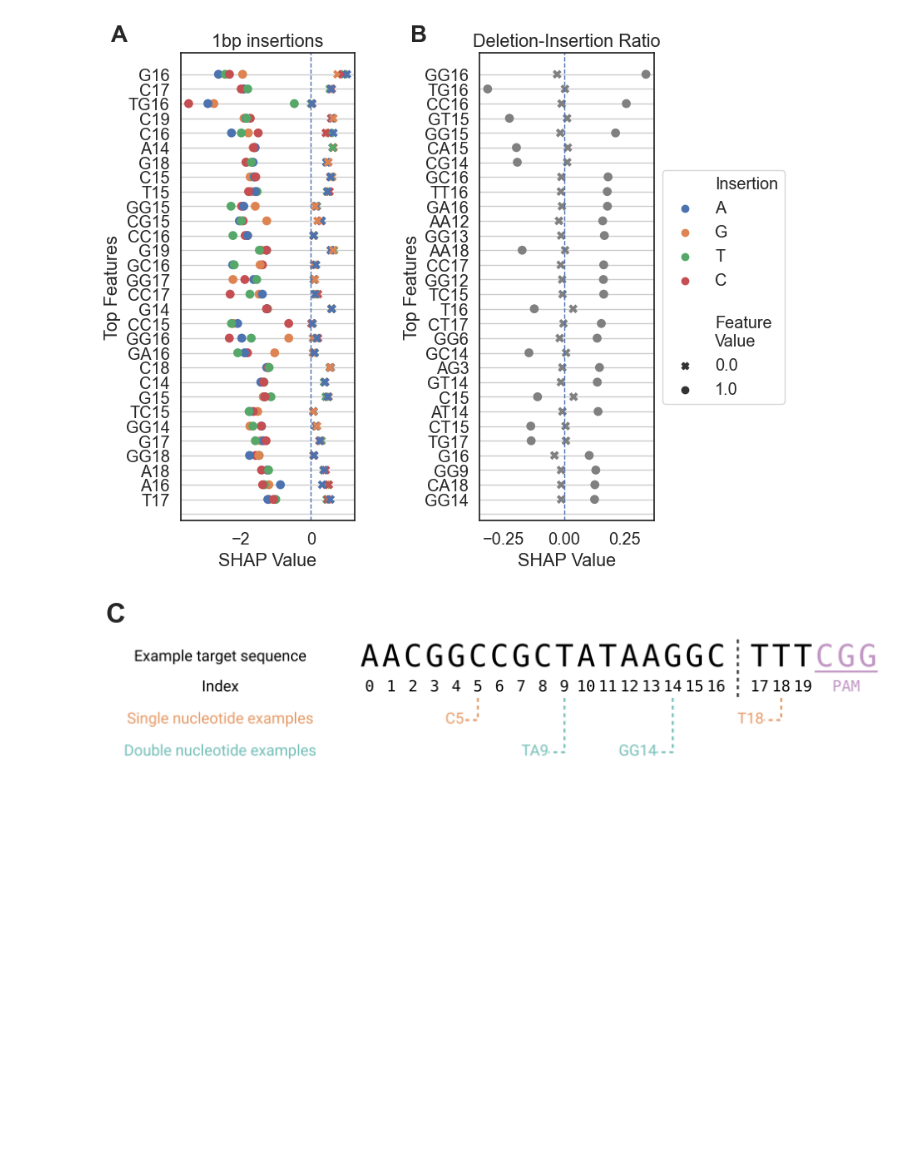
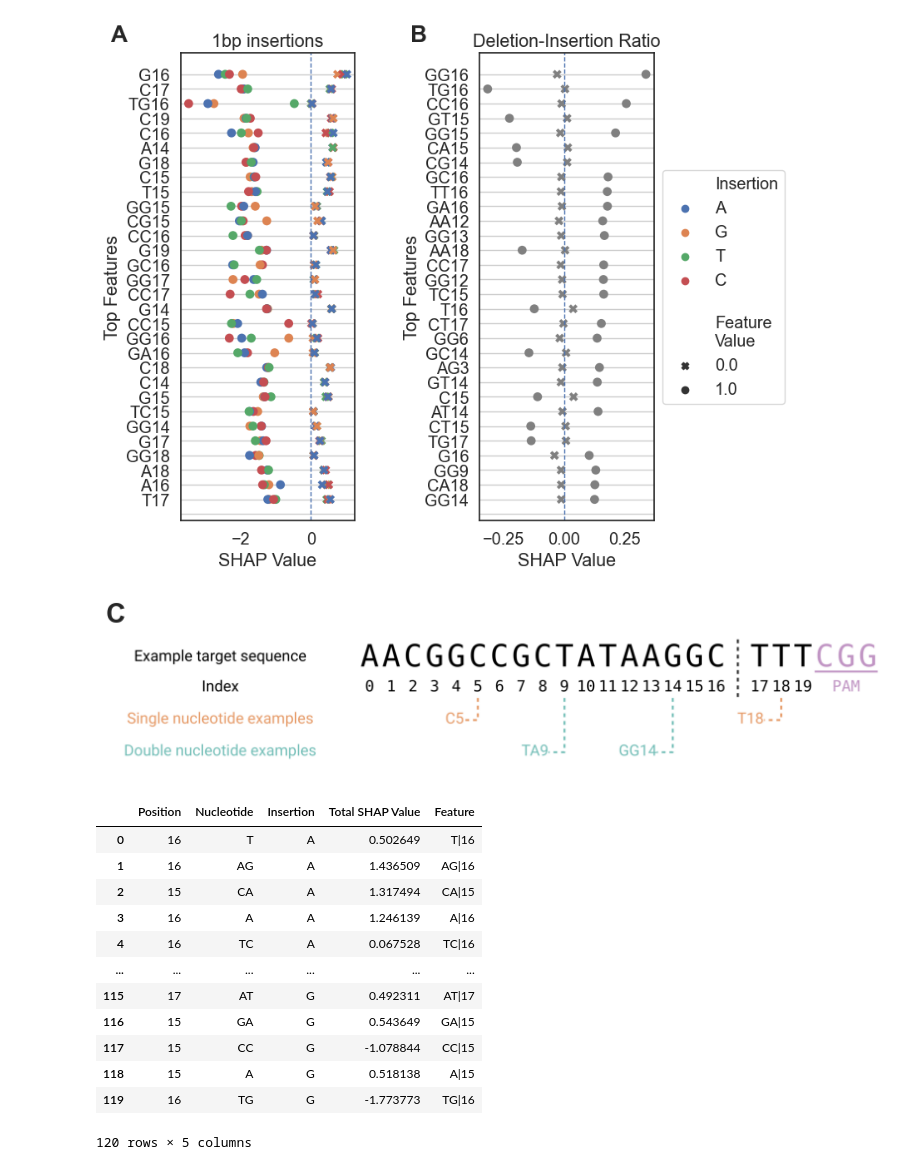
Before and after one commit to zouter/XCRISP, a Jupyter notebook: notebooks/figures/3.shap_values.ipynb, the cells around one changed output. Drawn from its saved outputs; the diff is of its cells as text; code cells hidden in the pictures; blank space fills up the shorter version.

```diff
--- a/notebooks/figures/3.shap_values.ipynb
+++ b/notebooks/figures/3.shap_values.ipynb
@@ -722,3 +722,51 @@ plt.tight_layout()
 plt.savefig("./artifacts/indexing_thesis.pdf", facecolor="white",  bbox_inches='tight', dpi=600)
 # %% [output]
 [figure]
+# %%
+import re
+
+nucleotides = ins_swarm_df.Feature.str.split('(\d+)', expand=True).iloc[:,:2].rename(columns={0: "Nucleotides", 1: "Position"})
+new_ins_plot_df = pd.concat([ins_swarm_df, nucleotides], axis=1)\
+    .groupby(["Position", "Nucleotides", "Feature Value", "Insertion"])\
+    .mean(numeric_only=True)\
+    .drop("abs(SHAP Value)", axis=1)
+
+all_features = new_ins_plot_df.index.droplevel(-1).droplevel(-1).drop_duplicates().to_list()
+
+
+def get_shap_vals_for_sequence_feature(df, f):
+    feature_true = df.loc[f, :].loc[1.0, :]["SHAP Value"]
+    tmp = df.loc[f[0], :]
+    tmp = tmp[tmp.index.get_level_values(0).to_series().apply(lambda x: len(x) == len(f[1])).values].reset_index()
+    feature_false = tmp[(tmp.Nucleotides != f[1]) & (tmp["Feature Value"] == 0.0)]\
+        .drop("Feature Value", axis=1)\
+        .groupby("Insertion")\
+        .sum(numeric_only=True)["SHAP Value"]
+    return feature_true + feature_false
+
+total_shaps = []
+for f in all_features:
+    total_shaps.append(
+        get_shap_vals_for_sequence_feature(new_ins_plot_df, f)
+    )
+ins_total_shap_df = pd.concat(total_shaps, axis=1).T.reset_index(drop=True).set_index(pd.MultiIndex.from_tuples(all_features, names=["Position", "Nucleotide"]))
+# %%
+total_shap_sorted = ins_total_shap_df.max(axis=1).sort_values(ascending=False)[:30].index.to_list()
+
+final_ins_plot_df = ins_total_shap_df.loc[total_shap_sorted].reset_index().melt(id_vars=["Position", "Nucleotide"], value_vars=["A", "C", "T", "G"], value_name="Total SHAP Value")
+final_ins_plot_df["Feature"] = final_ins_plot_df["Nucleotide"] + "|" + final_ins_plot_df["Position"]
+final_ins_plot_df
+# %% [output]
+|  | Position | Nucleotide | Insertion | Total SHAP Value | Feature |
+| 0 | 16 | T | A | 0.502649 | T|16 |
+| 1 | 16 | AG | A | 1.436509 | AG|16 |
+| 2 | 15 | CA | A | 1.317494 | CA|15 |
+| 3 | 16 | A | A | 1.246139 | A|16 |
+| 4 | 16 | TC | A | 0.067528 | TC|16 |
+| ... | ... | ... | ... | ... | ... |
+| 115 | 17 | AT | G | 0.492311 | AT|17 |
+| 116 | 15 | GA | G | 0.543649 | GA|15 |
+| 117 | 15 | CC | G | -1.078844 | CC|15 |
+| 118 | 15 | A | G | 0.518138 | A|15 |
+| 119 | 16 | TG | G | -1.773773 | TG|16 |
+120 rows × 5 columns
```
Also changed, not shown: parts of 7 cells of this notebook, 12 other files.
